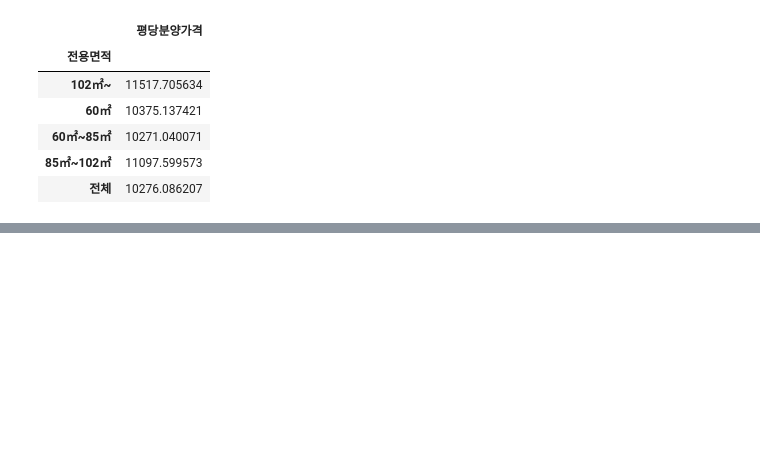
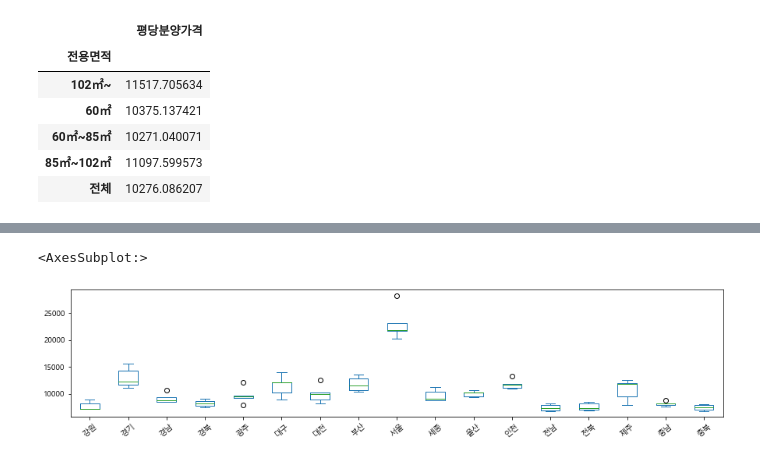
Before and after one commit to BackdevHong/python-Public_Data_Analysis, a Jupyter notebook: 주택도시보증공사_전국 평균 분양가 분석/01-apt-price.ipynb, the cells around one changed output, grey strips where cells are left out. Drawn from its saved outputs; the diff is of its cells as text; code cells hidden in the pictures; blank space fills up the shorter version.

```diff
--- a/주택도시보증공사_전국 평균 분양가 분석/01-apt-price.ipynb
+++ b/주택도시보증공사_전국 평균 분양가 분석/01-apt-price.ipynb
@@ -480,0 +470,6 @@ p.plot(figsize=(15, 3), rot=40)
+# %%
+p = df_last.pivot_table(index="연도", columns="지역명", values="평당분양가격")
+p.plot.box(figsize=(15, 3), rot=40)
+# %% [output]
+<AxesSubplot:>
+[figure, added]
```
Also changed, not shown: parts of 32 cells of this notebook.
